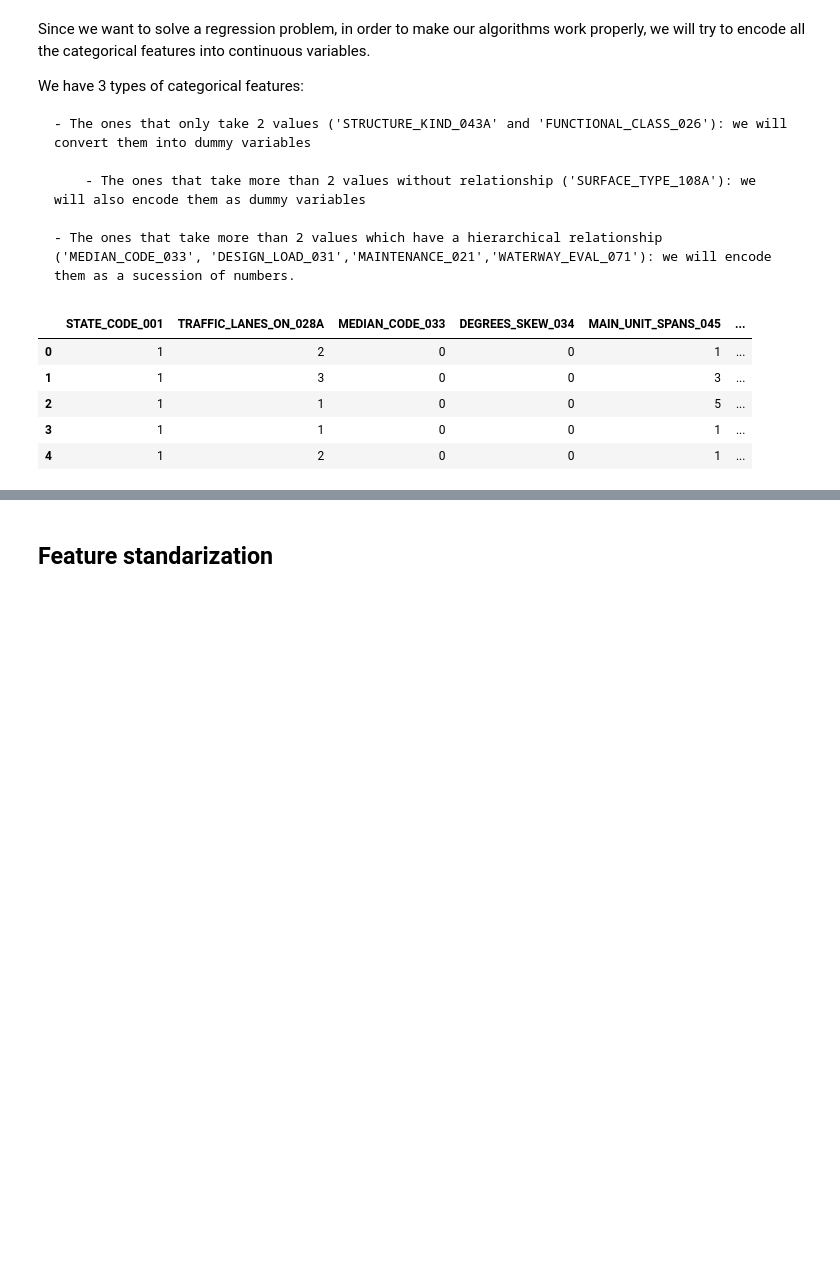
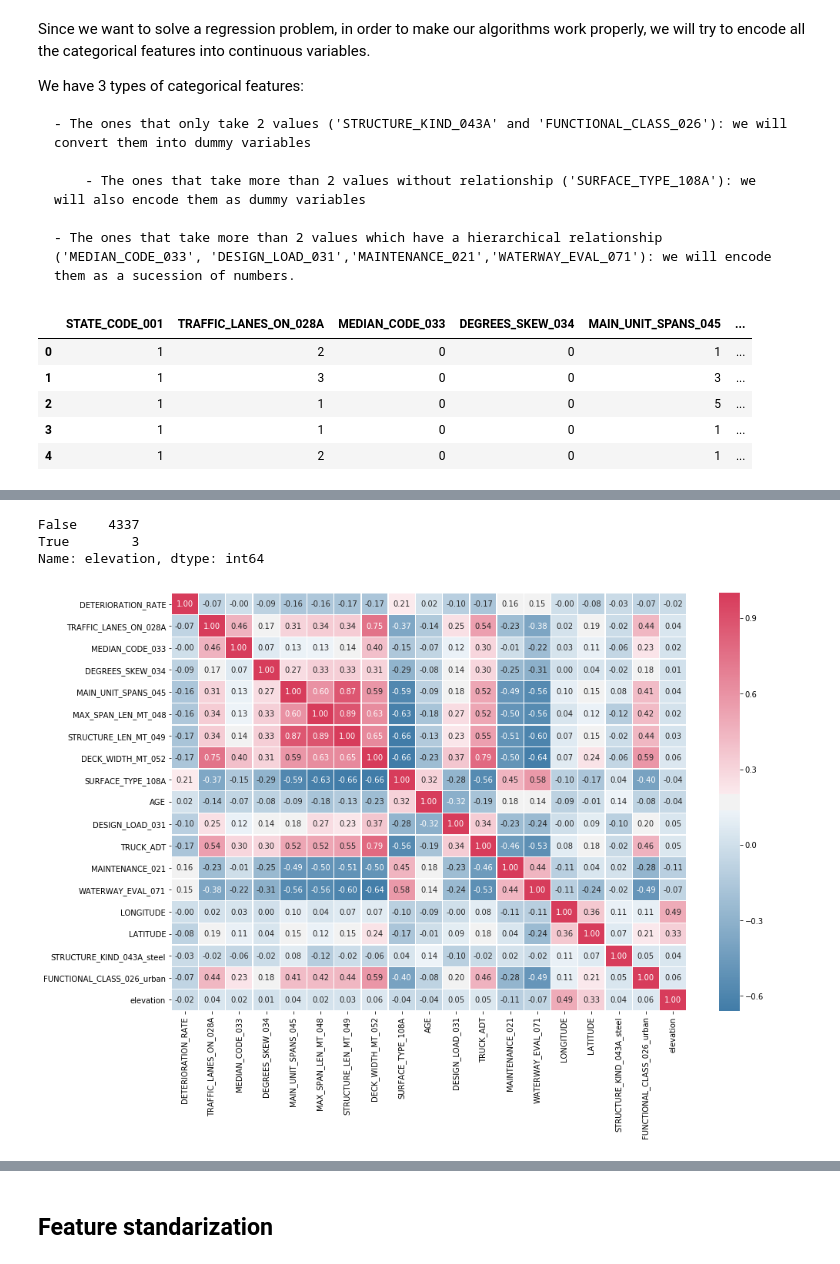
Before and after one commit to VegaLaguna/TFM-Bridge-deterioration, a Jupyter notebook: 03-EDA_ALL.ipynb, the cells around one changed output, grey strips where cells are left out. Drawn from its saved outputs; the diff is of its cells as text; code cells hidden in the pictures; blank space fills up the shorter version.

Commit message:
Added notebook with model (04) and notebook with API elevations (0x) Updated EDA notebook (03)

```diff
--- a/03-EDA_ALL.ipynb
+++ b/03-EDA_ALL.ipynb
@@ -432,0 +457,4 @@ plt.show()
+# %%
+elev_OH.drop(['lat','long'], axis = 1, inplace = True)
+# %%
+df_OH = pd.merge(df_OH, elev_OH, how='left', on=['LATITUDE','LONGITUDE'])
@@ -432,0 +470,18 @@ plt.show()
+# %%
+df_OH.drop(['STATE_CODE_001'], axis =1, inplace=True)
+# %%
+df_OH['elevation'].isna().value_counts()
+# %% [output]
+False    4337
+True        3
+Name: elevation, dtype: int64
+# %%
+df_OH.dropna(inplace = True)
+# %%
+corr_matrix = df_OH.corr('spearman')
+fig, ax = plt.subplots(figsize = (15,10))
+colormap = sns.diverging_palette(240,5, as_cmap=True)
+sns.heatmap(corr_matrix, cmap = colormap, annot=True, fmt ='.2f', linewidths=0.3)
+plt.show()
+# %% [output]
+[figure, added]
```
Also changed, not shown: parts of 14 cells of this notebook, 2 other files.
